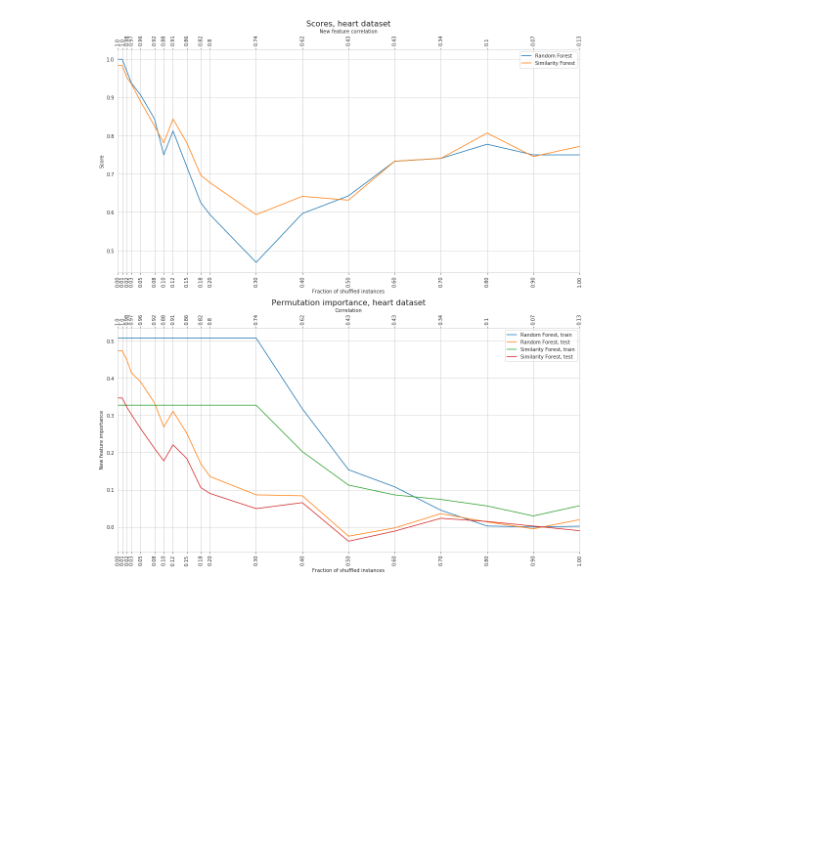
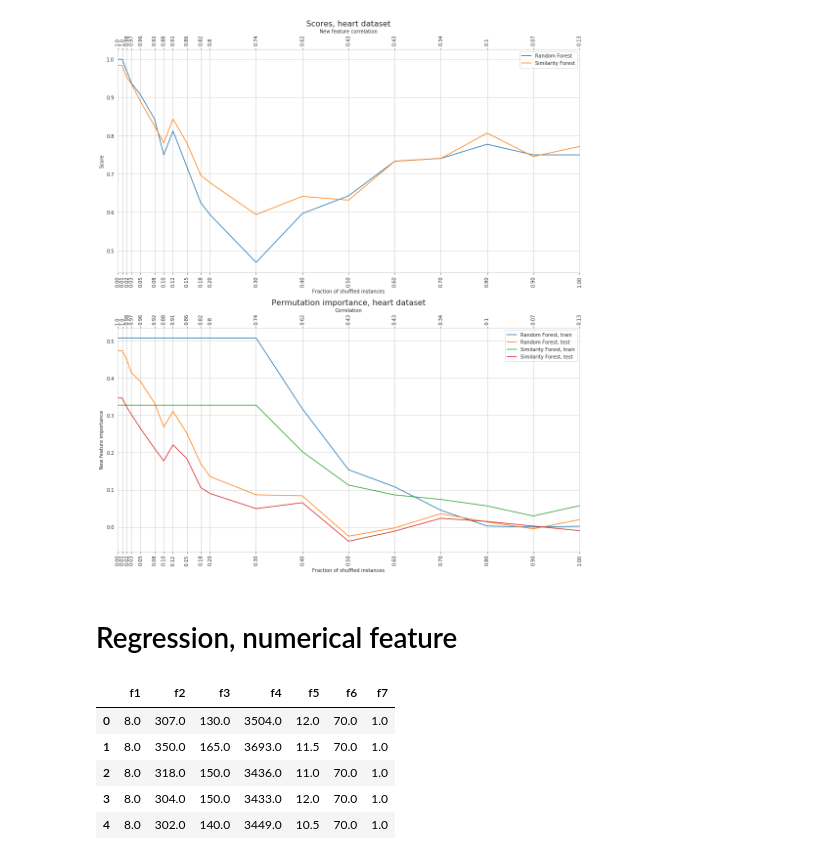
Before and after one commit to sfczekalski/similarity_forest, a Jupyter notebook: examples/Bias.ipynb, the cells around one changed output. Saved outputs shown, nothing was run; the diff lists cells and outputs as text; code cells hidden in the pictures; blank space fills up the shorter version.

```diff
--- a/examples/Bias.ipynb
+++ b/examples/Bias.ipynb
@@ -162,3 +163,19 @@ plot_bias(fraction_range, correlations,
           permutation_importances, 'heart')
 # %% [output]
 [figure]
+# %% [markdown]
+# Regression, numerical feature
+# %%
+X, y = load_svmlight_file('data/mpg')
+X = X.toarray().astype(np.float32)
+
+features = [f'f{i+1}' for i in range(X.shape[1])]
+df = pd.DataFrame(X, columns=features)
+df.head()
+# %% [output]
+|  | f1 | f2 | f3 | f4 | f5 | f6 | f7 |
+| 0 | 8.0 | 307.0 | 130.0 | 3504.0 | 12.0 | 70.0 | 1.0 |
+| 1 | 8.0 | 350.0 | 165.0 | 3693.0 | 11.5 | 70.0 | 1.0 |
+| 2 | 8.0 | 318.0 | 150.0 | 3436.0 | 11.0 | 70.0 | 1.0 |
+| 3 | 8.0 | 304.0 | 150.0 | 3433.0 | 12.0 | 70.0 | 1.0 |
+| 4 | 8.0 | 302.0 | 140.0 | 3449.0 | 10.5 | 70.0 | 1.0 |
```
Also changed, not shown: parts of 8 cells of this notebook, 1 other file.
